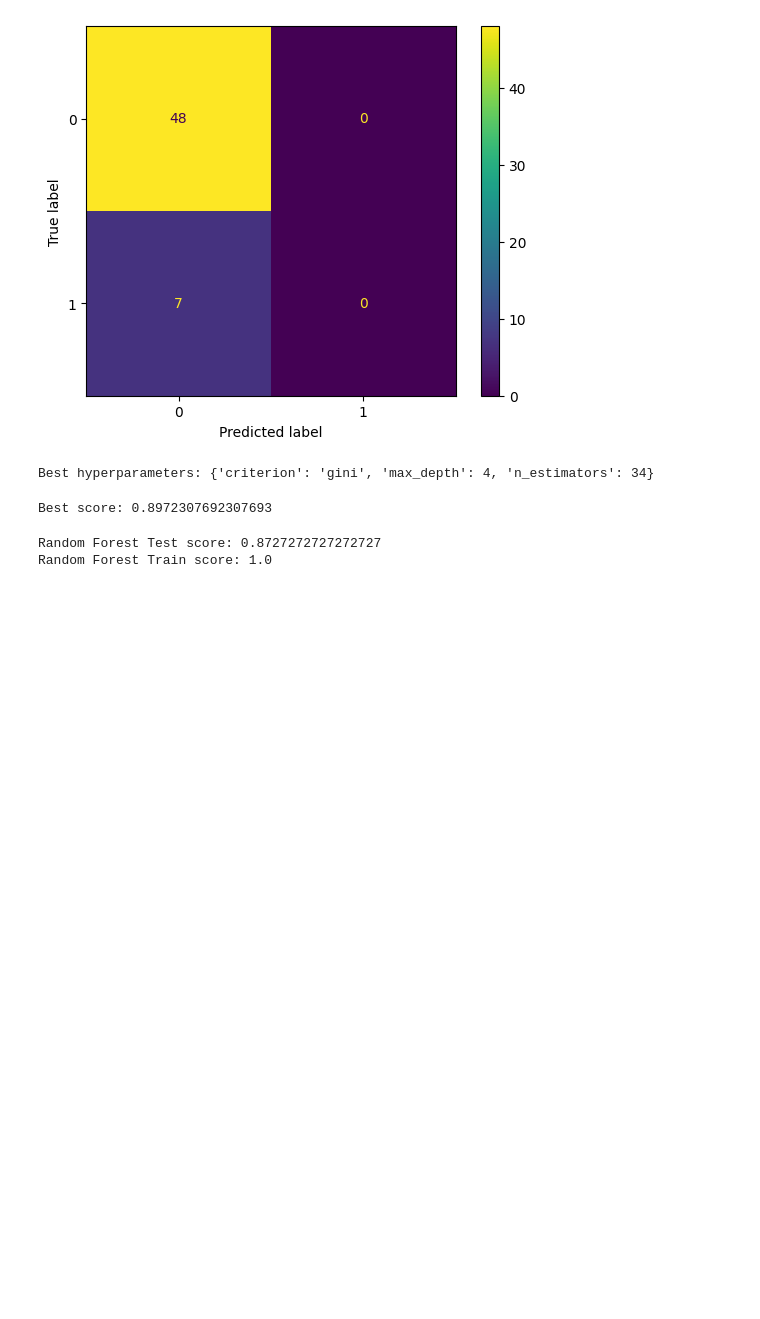
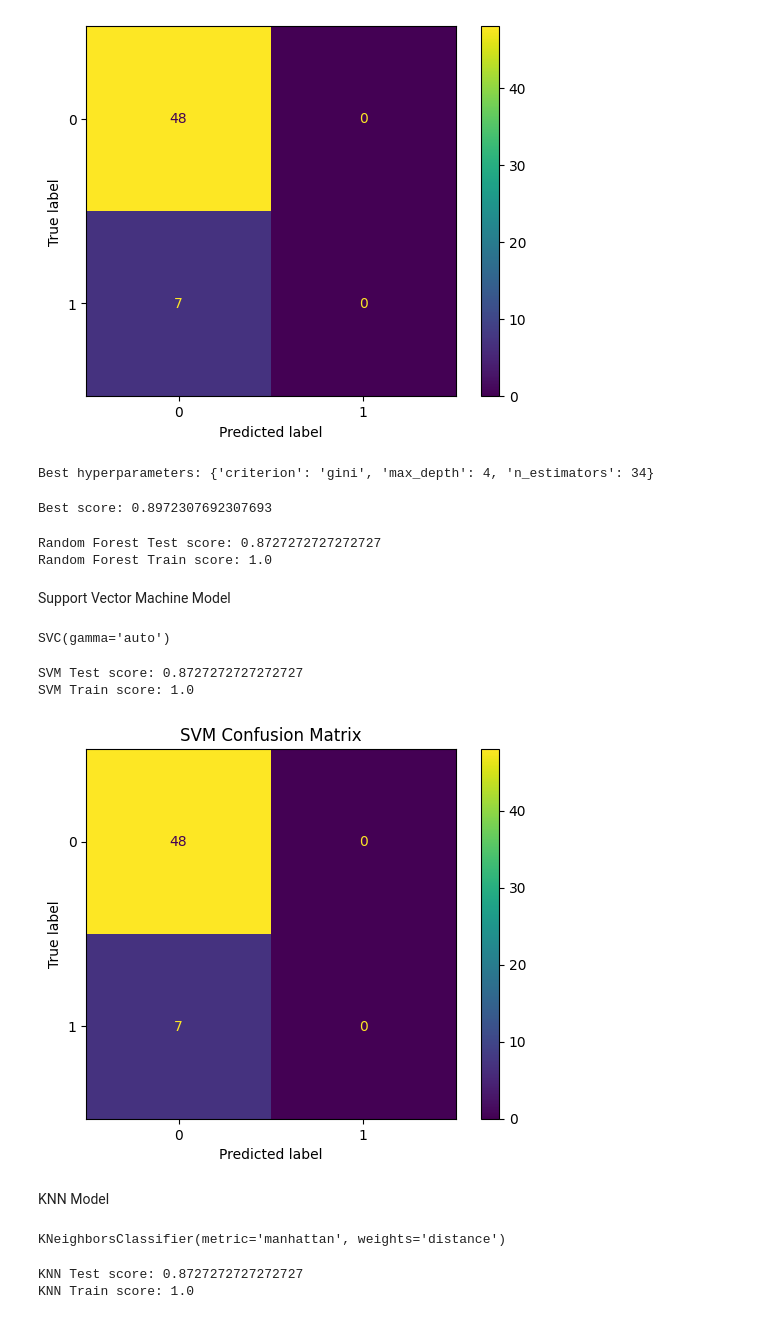
Before and after one commit to DaoudAA/Data-Mining-on-EEG_Data, a Jupyter notebook: RawDataWork_DM.ipynb, the cells around one changed output. Drawn from its saved outputs; the diff is of its cells as text; code cells hidden in the pictures; blank space fills up the shorter version.

Commit message:
Added Work Raw Data of EEG via SVM & KNN Models

```diff
--- a/RawDataWork1_DM.ipynb
+++ b/RawDataWork_DM.ipynb
@@ -182,3 +182,5 @@ print('Random Forest Train score:', train_score)
 # %% [output]
 Random Forest Test score: 0.8727272727272727
 Random Forest Train score: 1.0
+# %% [markdown]
+Support Vector Machine Model
@@ -184,0 +189,25 @@ Random Forest Train score: 1.0
+# %%
+svm_model = SVC(kernel='rbf',gamma='auto')
+svm_model.fit(X_train.values, Y_train)
+# %% [output]
+SVC(gamma='auto')
+# %%
+svm_test_score = svm_model.score(X_test.values, Y_test)
+svm_train_score = svm_model.score(X_train.values, Y_train)
+print('SVM Test score:', svm_test_score)
+print('SVM Train score:', svm_train_score)
+# %% [output]
+SVM Test score: 0.8727272727272727
+SVM Train score: 1.0
+# %%
+from sklearn.metrics import confusion_matrix, ConfusionMatrixDisplay
+y_pred_svm = svm_model.predict(X_test.values)
+cm_svm = confusion_matrix(Y_test, y_pred_svm)
+disp_svm = ConfusionMatrixDisplay(confusion_matrix=cm_svm)
+disp_svm.plot()
+plt.title('SVM Confusion Matrix')
+plt.show()
+# %% [output]
+[figure, added]
+# %% [markdown]
+KNN Model
@@ -184,0 +216,13 @@ Random Forest Train score: 1.0
+# %%
+knn_model = KNeighborsClassifier(weights='distance',algorithm='auto',metric='manhattan')
+knn_model.fit(X_train.values, Y_train)
+# %% [output]
+KNeighborsClassifier(metric='manhattan', weights='distance')
+# %%
+knn_test_score = knn_model.score(X_test.values, Y_test)
+knn_train_score = knn_model.score(X_train.values, Y_train)
+print('KNN Test score:', knn_test_score)
+print('KNN Train score:', knn_train_score)
+# %% [output]
+KNN Test score: 0.8727272727272727
+KNN Train score: 1.0
```
Also changed, not shown: parts of 3 cells of this notebook.
